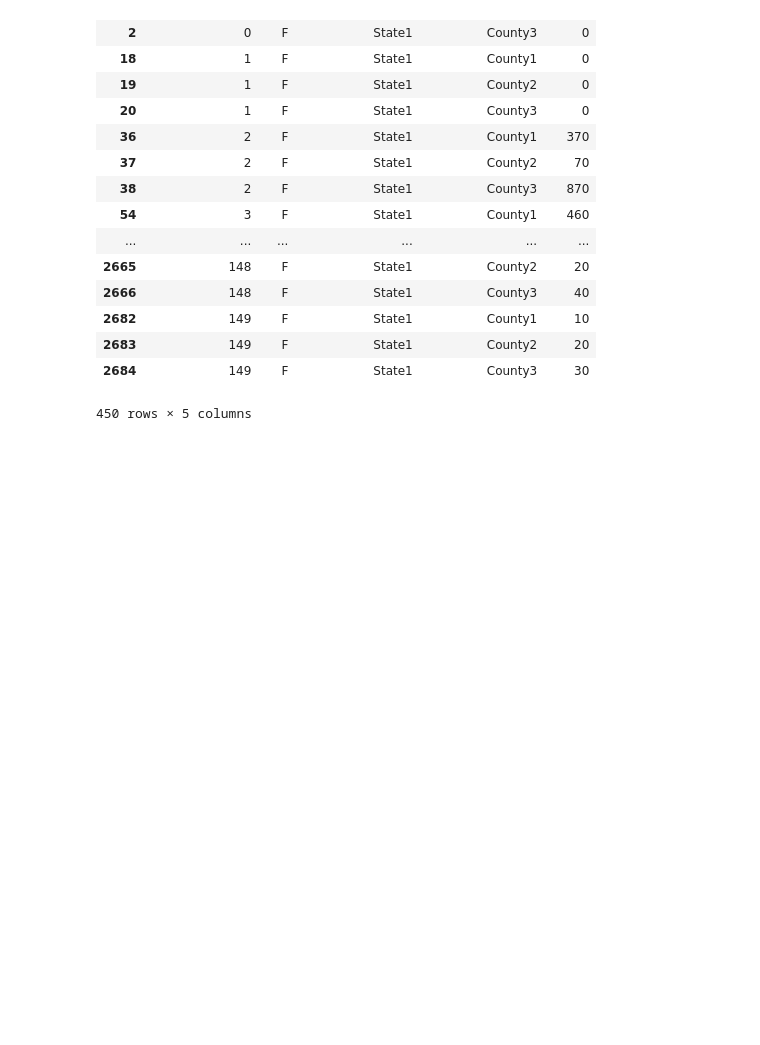
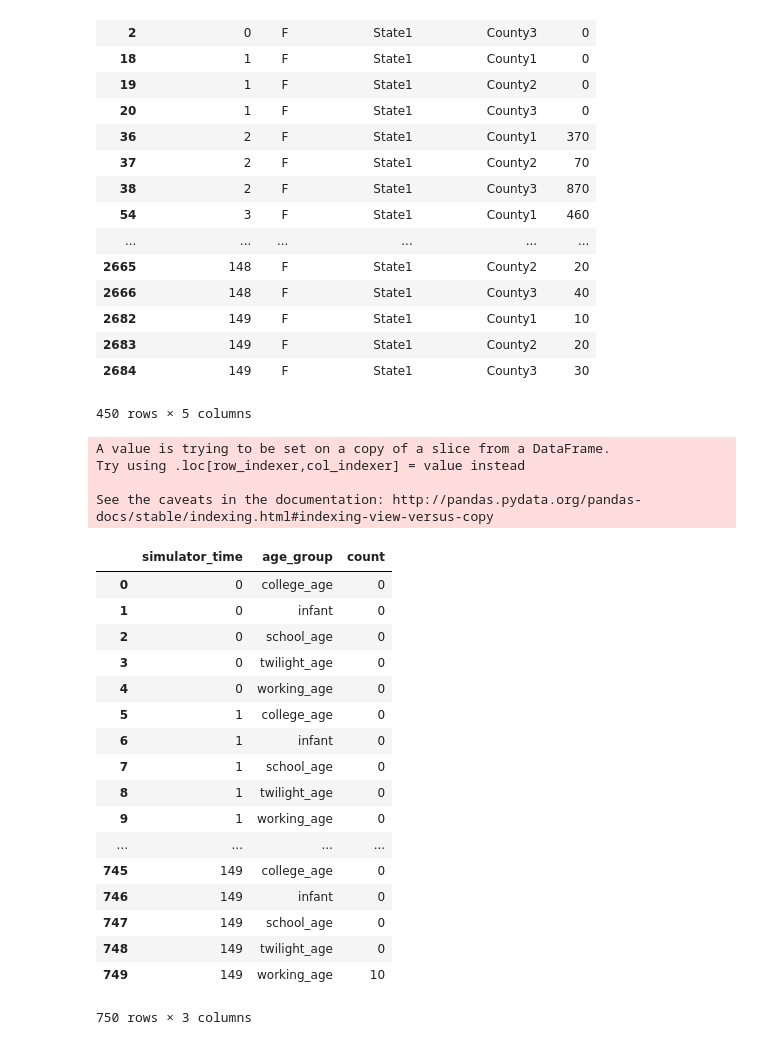
Before and after one commit to ApolloDev/jupyter-notebooks, a Jupyter notebook: demo.ipynb, the cells around one changed output. Drawn from its saved outputs; the diff is of its cells as text; code cells hidden in the pictures; blank space fills up the shorter version.

```diff
--- a/demo.ipynb
+++ b/demo.ipynb
@@ -172,3 +172,57 @@ p = Scatter(newly_sick_females_per_day_in_state_1, x='simulator_time', y='count'
             xlabel="Day", ylabel="Newly Sick")
 output_file("nspdbs.html")
 show(p)
+# %%
+newly_sick = line_listing[line_listing['infection_state'] == 'NEWLY_SICK']
+
+newly_sick_per_day_by_state_and_county \
+    = newly_sick.groupby(['simulator_time', 'sex','location_admin1',"location_admin2", "integer_age"])['count'].aggregate(sum)
+
+newly_sick_per_day_by_state_and_county = newly_sick_per_day_by_state_and_county.to_frame("count")
+newly_sick_per_day_by_state_and_county = newly_sick_per_day_by_state_and_county.reset_index()
+
+newly_sick_females_per_day_by_state_and_county = (newly_sick_per_day_by_state_and_county
+    [newly_sick_per_day_by_state_and_county.sex.str.contains("F") == True])
+
+newly_sick_females_per_day_in_state_1 = (newly_sick_females_per_day_by_state_and_county
+    [newly_sick_females_per_day_by_state_and_county.location_admin1.str.contains("State1") == True])
+
+newly_sick_females_per_day_in_state_1_county_1 = (newly_sick_females_per_day_by_state_and_county
+    [newly_sick_females_per_day_by_state_and_county.location_admin2.str.contains("County1") == True])
+
+
+newly_sick_females_per_day_in_state_1_county_1
+
+bins = [0, 5, 18, 25, 65, 100]
+
+def func(row):
+    return pd.cut([row['integer_age']], bins=bins, labels=["infant","school_age","college_age","working_age","twilight_age"])[0]
+
+newly_sick_females_per_day_in_state_1_county_1['age_group'] = newly_sick_females_per_day_in_state_1_county_1.apply(func, axis=1)
+newly_sick_females_per_day_in_state_1_county_1= newly_sick_females_per_day_in_state_1_county_1.groupby(['simulator_time', 'age_group'])['count'].aggregate(sum)
+newly_sick_females_per_day_in_state_1_county_1 = newly_sick_females_per_day_in_state_1_county_1.to_frame("count")
+newly_sick_females_per_day_in_state_1_county_1 = newly_sick_females_per_day_in_state_1_county_1.reset_index()
+newly_sick_females_per_day_in_state_1_county_1
+# %% [output]
+A value is trying to be set on a copy of a slice from a DataFrame.
+Try using .loc[row_indexer,col_indexer] = value instead
+
+See the caveats in the documentation: http://pandas.pydata.org/pandas-docs/stable/indexing.html#indexing-view-versus-copy
+|  | simulator_time | age_group | count |
+| 0 | 0 | college_age | 0 |
+| 1 | 0 | infant | 0 |
+| 2 | 0 | school_age | 0 |
+| 3 | 0 | twilight_age | 0 |
+| 4 | 0 | working_age | 0 |
+| 5 | 1 | college_age | 0 |
+| 6 | 1 | infant | 0 |
+| 7 | 1 | school_age | 0 |
+| 8 | 1 | twilight_age | 0 |
+| 9 | 1 | working_age | 0 |
+| ... | ... | ... | ... |
+| 745 | 149 | college_age | 0 |
+| 746 | 149 | infant | 0 |
+| 747 | 149 | school_age | 0 |
+| 748 | 149 | twilight_age | 0 |
+| 749 | 149 | working_age | 10 |
+750 rows × 3 columns
```
Also changed, not shown: parts of 2 cells of this notebook.
